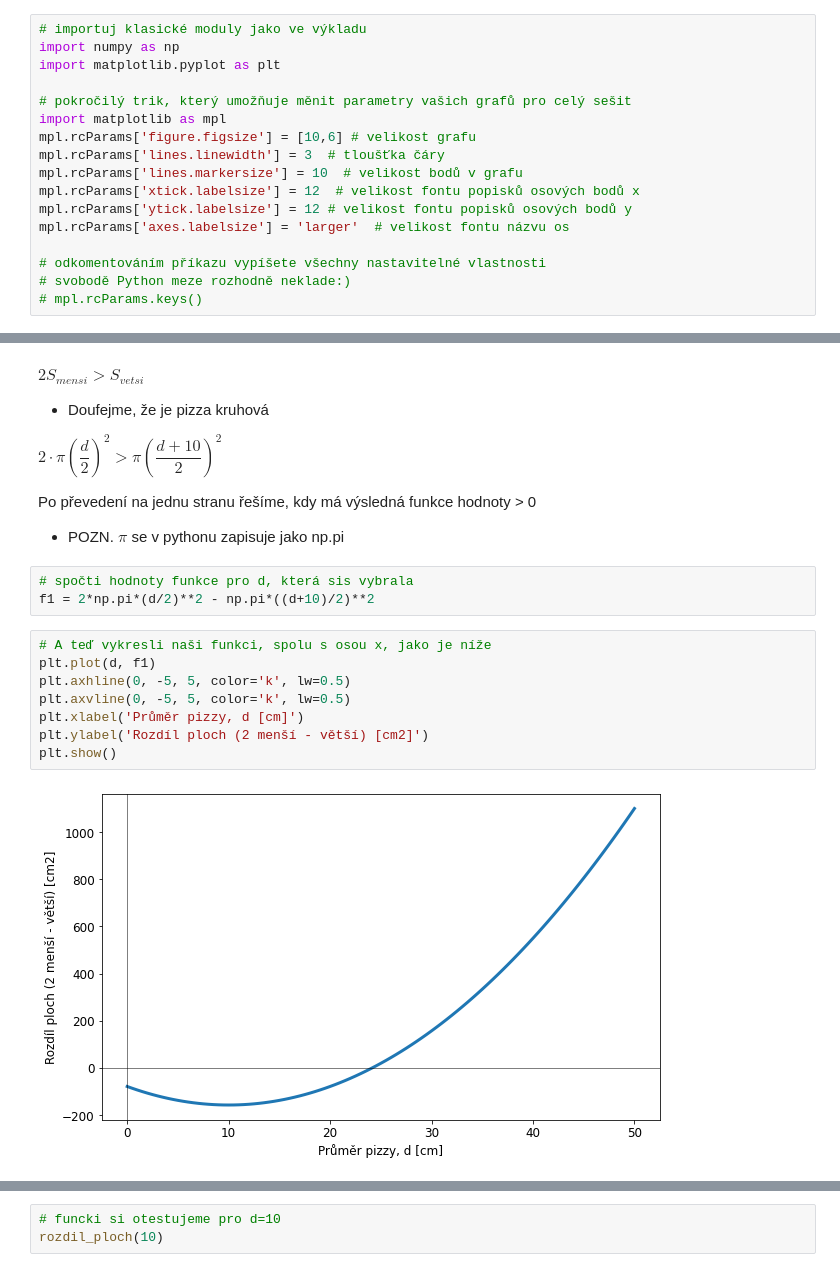
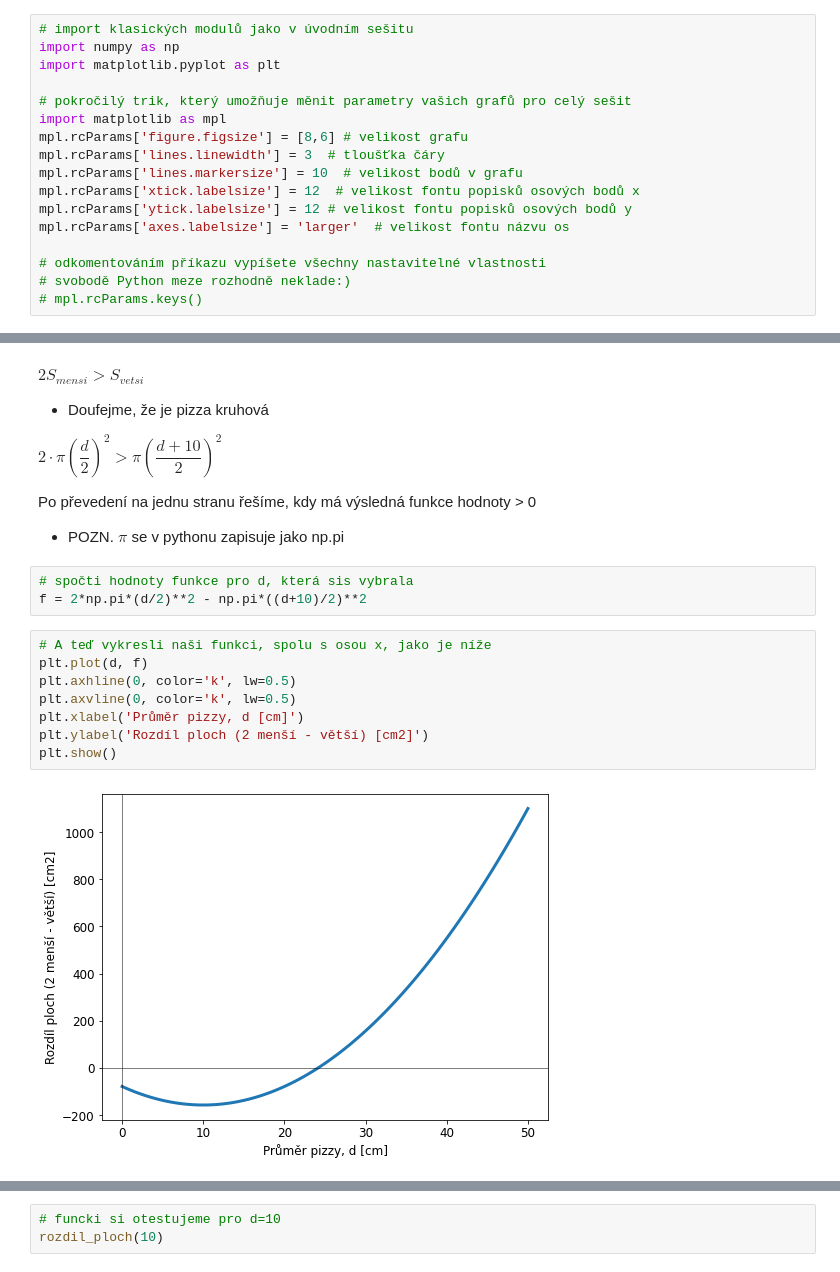
Before and after one commit to palec87/pymarad, a Jupyter notebook: cz/01_kvadraticka/kvadraticka_pizza_reseni.ipynb, the cells around one changed output, grey strips where cells are left out. Drawn from its saved outputs; the diff is of its cells as text.

```diff
--- a/cz/01_kvadraticka/kvadraticka_pizza_reseni.ipynb
+++ b/cz/01_kvadraticka/kvadraticka_pizza_reseni.ipynb
@@ -21,13 +21,13 @@
 ---
 ---
 # %%
-# importuj klasické moduly jako ve výkladu
+# import klasických modulů jako v úvodním sešitu
 import numpy as np
 import matplotlib.pyplot as plt
 
 # pokročilý trik, který umožňuje měnit parametry vašich grafů pro celý sešit
 import matplotlib as mpl
-mpl.rcParams['figure.figsize'] = [10,6] # velikost grafu
+mpl.rcParams['figure.figsize'] = [8,6] # velikost grafu
 mpl.rcParams['lines.linewidth'] = 3  # tloušťka čáry
 mpl.rcParams['lines.markersize'] = 10  # velikost bodů v grafu
 mpl.rcParams['xtick.labelsize'] = 12  # velikost fontu popisků osových bodů x
@@ -64,15 +64,15 @@ Po převedení na jednu stranu řešíme, kdy má výsledná funkce hodnoty > 0
 * POZN. $\pi$ se v pythonu zapisuje jako np.pi
 # %%
 # spočti hodnoty funkce pro d, která sis vybrala
-f1 = 2*np.pi*(d/2)**2 - np.pi*((d+10)/2)**2
+f = 2*np.pi*(d/2)**2 - np.pi*((d+10)/2)**2
 # %%
 # A teď vykresli naši funkci, spolu s osou x, jako je níže
-plt.plot(d, f1)
-plt.axhline(0, -5, 5, color='k', lw=0.5)
-plt.axvline(0, -5, 5, color='k', lw=0.5)
+plt.plot(d, f)
+plt.axhline(0, color='k', lw=0.5)
+plt.axvline(0, color='k', lw=0.5)
 plt.xlabel('Průměr pizzy, d [cm]')
 plt.ylabel('Rozdíl ploch (2 menší - větší) [cm2]')
 plt.show()
 # %% [output]
-[figure, old version]
+[figure, new version]
 # %% [markdown]
```
Also changed, not shown: parts of 15 cells of this notebook, 3 other files.
